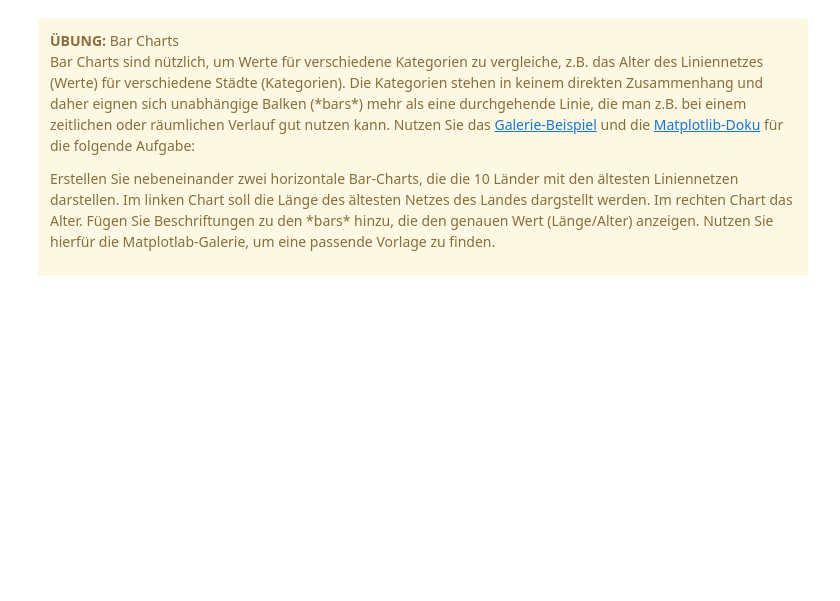
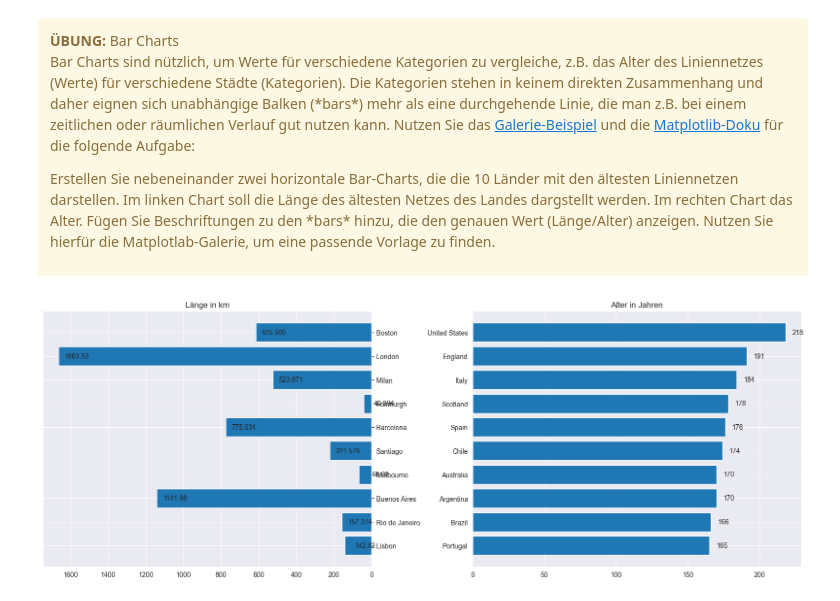
Before and after one commit to Moritz148/data-analytics-project, a Jupyter notebook: data-understanding-uebungen/20-daten-exploration.ipynb, the cells around one changed output. Drawn from its saved outputs; the diff is of its cells as text; code cells hidden in the pictures; blank space fills up the shorter version.

```diff
--- a/data-understanding-uebungen/20-daten-exploration.ipynb
+++ b/data-understanding-uebungen/20-daten-exploration.ipynb
@@ -281,4 +386,28 @@ cities.groupby('country',as_index=False, sort=False).max().head(5)
     <p>Erstellen Sie nebeneinander zwei horizontale Bar-Charts, die die 10 Länder mit den ältesten Liniennetzen darstellen. Im linken Chart soll die Länge des ältesten Netzes des Landes dargstellt werden. Im rechten Chart das Alter. Fügen Sie Beschriftungen zu den *bars* hinzu, die den genauen Wert (Länge/Alter) anzeigen. Nutzen Sie hierfür die Matplotlab-Galerie, um eine passende Vorlage zu finden.</p>
 </div>
 # %%
-#
+fig, ax = plt.subplots(ncols=2, figsize=(16,6))
+
+# Für linkes Chart löschen wir die Beschriftung an der linken Seite
+# und erstellen stattdessen eine Axe auf der rechten Seite
+ax[0].set_yticklabels([])
+ax[0].set_yticks([])
+ax_right = ax[0].twinx()
+# Im linken Chart sollen die Werte von rechts nach links wachsen
+ax_right.invert_xaxis()
+# In beiden Charts sollen die ältesten oben stehen
+ax_right.invert_yaxis()
+ax_right.set_title('Länge in km')
+length_bars = ax_right.barh(oldest_per_country['name'].head(10),width=oldest_per_country['length_km'].head(10))
+ax_right.bar_label(length_bars, padding=-45)
+
+age_bars = ax[1].barh(oldest_per_country['country'].head(10), width=oldest_per_country['age'].head(10))
+ax[1].bar_label(age_bars, padding=10)
+# In beiden Charts sollen die ältesten oben stehen
+ax[1].invert_yaxis()
+ax[1].set_title('Alter in Jahren')
+# Sets space between subplots such that labels do not overlap
+fig.tight_layout()
+plt.show()
+# %% [output]
+[figure, added]
```
Also changed, not shown: parts of 14 cells of this notebook.
